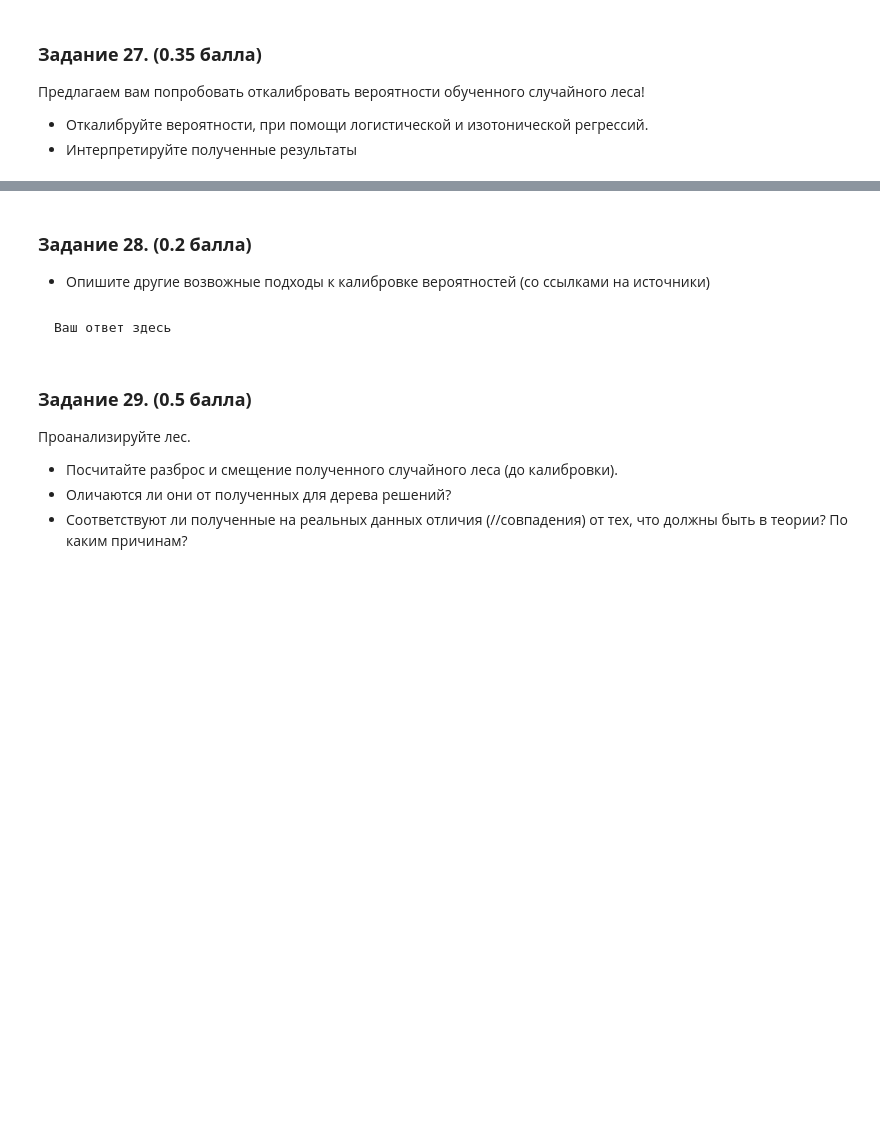
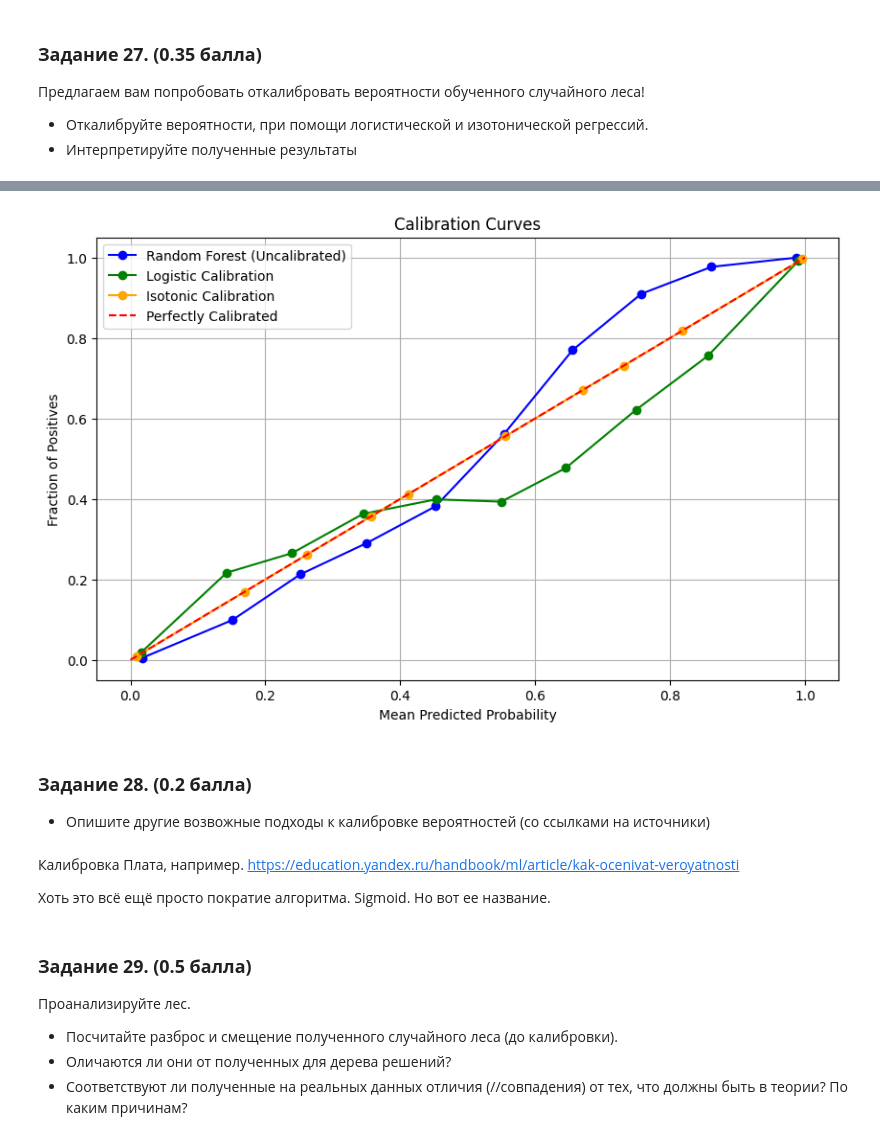
Before and after one commit to xanderkov/HSE-Machine-Learning, a Jupyter notebook: hw-04/Kovel AI Homework 4 Classification.ipynb, the cells around one changed output, grey strips where cells are left out. Drawn from its saved outputs; the diff is of its cells as text; code cells hidden in the pictures; blank space fills up the shorter version.

````diff
--- a/hw-04/Kovel AI Homework 4 Classification.ipynb
+++ b/hw-04/Kovel AI Homework 4 Classification.ipynb
@@ -1150,12 +1243,45 @@ Wall time: 431 ms
+# %%
+from sklearn.calibration import CalibratedClassifierCV
+from sklearn.isotonic import IsotonicRegression
+
+y_val_prob_rf = random_forest.predict_proba(X_val_encoded)[:, 1]
+
+logit_calibrated = CalibratedClassifierCV(estimator=random_forest, method='sigmoid', cv='prefit')
+logit_calibrated.fit(X_val_encoded, y_val_encoded)
+y_val_prob_logit = logit_calibrated.predict_proba(X_val_encoded)[:, 1]
+# %%
+iso_calibrated = CalibratedClassifierCV(estimator=random_forest, method='isotonic', cv='prefit')
+iso_calibrated.fit(X_val_encoded, y_val_encoded)
+y_val_prob_iso = iso_calibrated.predict_proba(X_val_encoded)[:, 1]
+# %%
+plt.figure(figsize=(10, 6))
+
+prob_true, prob_pred = calibration_curve(y_val_encoded, y_val_prob_rf, n_bins=10)
+plt.plot(prob_pred, prob_true, marker='o', label='Random Forest (Uncalibrated)', color='blue')
+
+prob_true, prob_pred = calibration_curve(y_val_encoded, y_val_prob_logit, n_bins=10)
+plt.plot(prob_pred, prob_true, marker='o', label='Logistic Calibration', color='green')
+
+prob_true, prob_pred = calibration_curve(y_val_encoded, y_val_prob_iso, n_bins=10)
+plt.plot(prob_pred, prob_true, marker='o', label='Isotonic Calibration', color='orange')
+
+plt.plot([0, 1], [0, 1], linestyle='--', color='red', label='Perfectly Calibrated')
+
+plt.title('Calibration Curves')
+plt.xlabel('Mean Predicted Probability')
+plt.ylabel('Fraction of Positives')
+plt.legend()
+plt.grid()
+plt.show()
+# %% [output]
+[figure, added]
 # %% [markdown]
 ### **Задание 28. (0.2 балла)**
 - Опишите другие возвожные подходы к калибровке вероятностей (со ссылками на источники)
-# %% [markdown]
-
-
-```
-Ваш ответ здесь
-```
+# %% [markdown]
+Калибровка Плата, например. https://education.yandex.ru/handbook/ml/article/kak-ocenivat-veroyatnosti
+
+Хоть это всё ещё просто пократие алгоритма. Sigmoid. Но вот ее название.
 # %% [markdown]
 ### **Задание 29. (0.5 баллa)**
 
````
Also changed, not shown: parts of 49 cells of this notebook.
